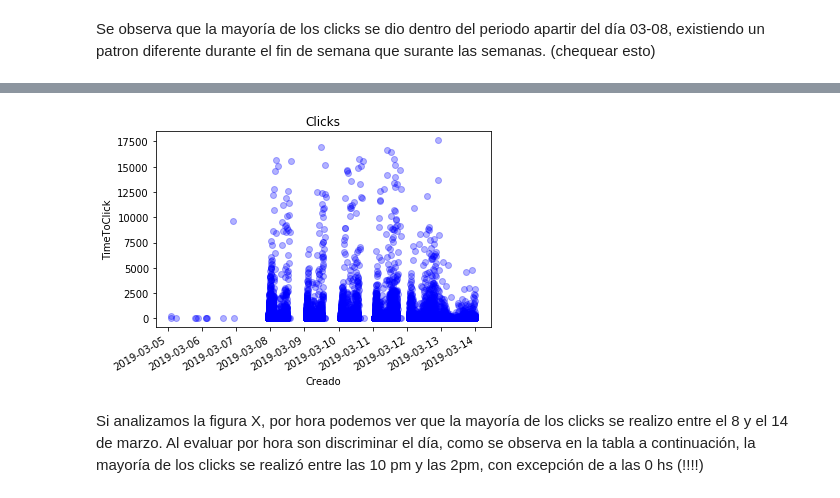
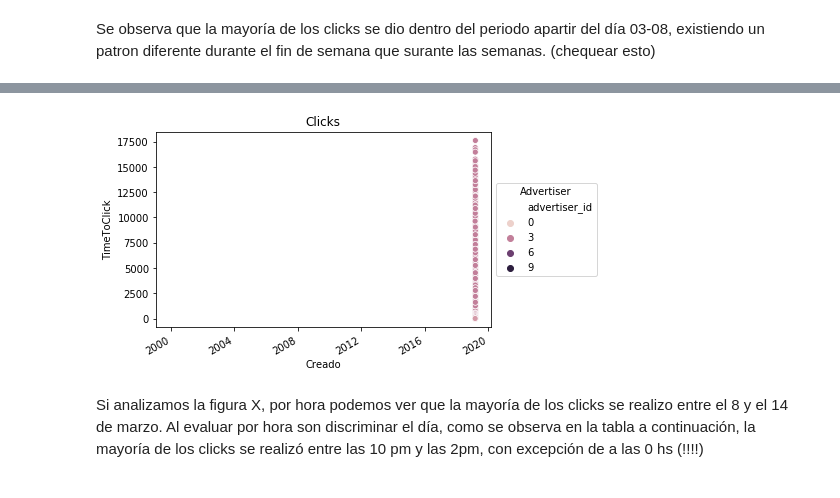
Before and after one commit to flor14/Organizacion_de_datos_2019, a Jupyter notebook: Tp1_datos.ipynb, the cells around one changed output, grey strips where cells are left out. Saved outputs shown, nothing was run; the diff lists cells and outputs as text; code cells hidden in the pictures.

```diff
--- a/Tp1_datos.ipynb
+++ b/Tp1_datos.ipynb
@@ -70,15 +126,27 @@ Se observa que la mayoría de los clicks se dio dentro del periodo apartir del d
 # %%
 import matplotlib.pyplot as plt
 
-plt.plot_date(clicks['created'], clicks['timeToClick'], fmt="bo", tz=None, xdate=True, alpha=0.3)
-#plt.scatter(clicks['created'], alpha=0.5)
-plt.gcf().autofmt_xdate() #etiquetas giradas
+
+# Grafico la cantidad de clicks a lo largo del tiempo
+#plt.plot_date(clicks['created'], clicks['timeToClick'], color = clicks["advertiser_id"].unique(), fmt="bo", xdate=True, alpha=0.3)
+sns.scatterplot(clicks['created'], clicks['timeToClick'], hue = clicks["advertiser_id"])
+# Etiquetas giradas
+plt.gcf().autofmt_xdate()
+
+# Titulo
 plt.title('Clicks')
+
+# Nombre de los ejes
 plt.xlabel('Creado')
 plt.ylabel('TimeToClick')
+
+
+# Saco leyenda de dentro del gráfico y agrego título
+plt.gca().legend(loc='center left', bbox_to_anchor=(1, 0.5)).set_title('Advertiser')
+
 plt.show()
 # %% [output]
-[figure, old version]
+[figure, new version]
 # %% [markdown]
 Si analizamos la figura X, por hora podemos ver que la mayoría de los clicks se realizo entre el 8 y el 14 de marzo. Al evaluar por hora son discriminar el día, como se observa en la tabla a continuación, la mayoría de los clicks se realizó entre las 10 pm y las 2pm, con excepción de a las 0 hs (!!!!)
 # %%
```
Also changed, not shown: parts of 21 cells of this notebook, 5 other files.
